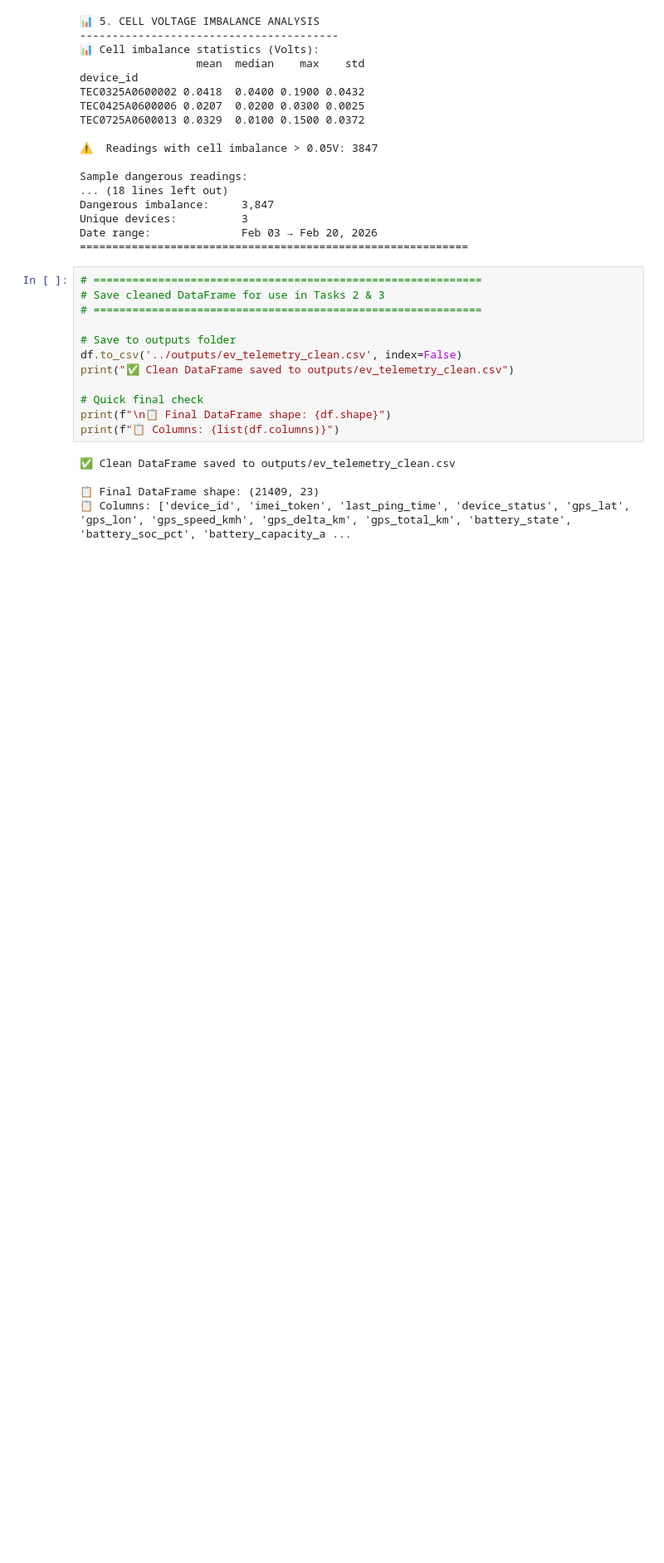
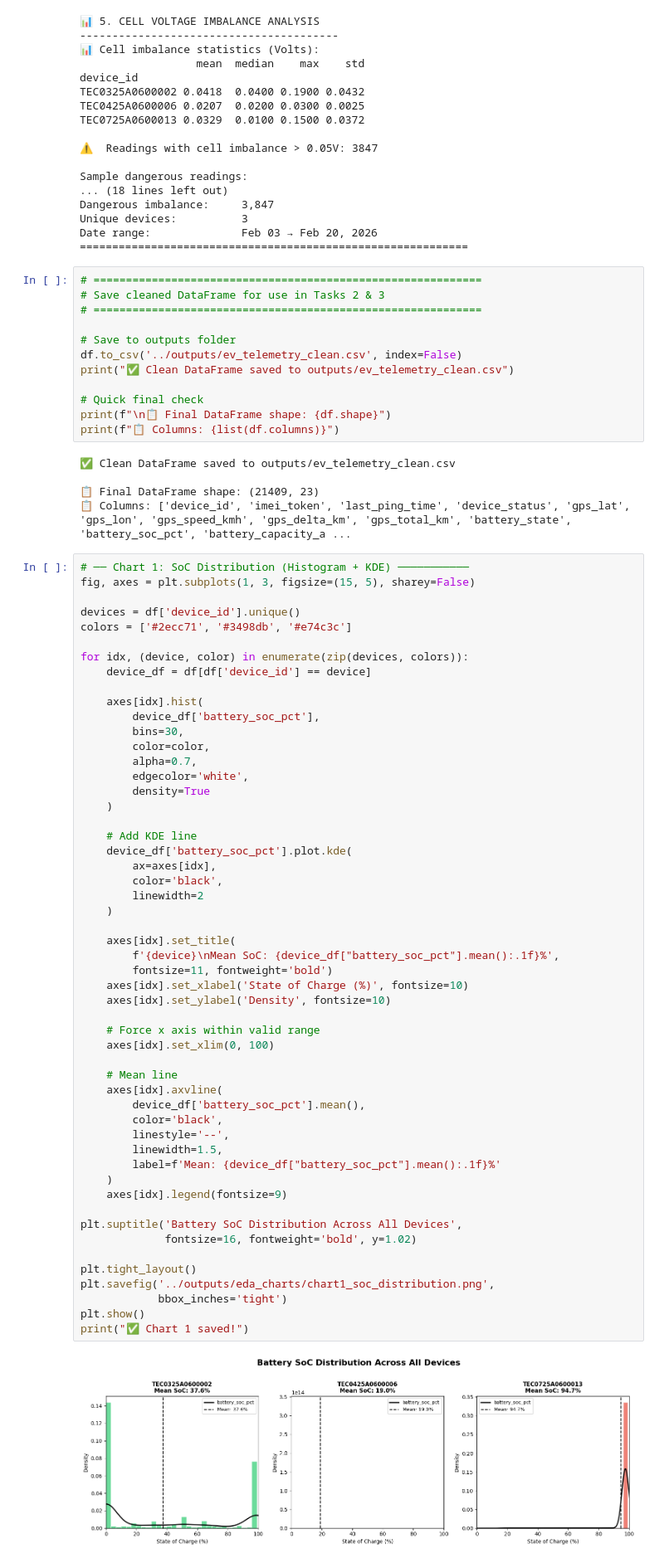
Before and after one commit to sanskarmankar/renewcred-ev-telemetry, a Jupyter notebook: notebooks/task1_pipeline.ipynb, the cells around one changed output. Shown at 83% size. Saved outputs shown, nothing was run; the diff lists cells and outputs as text; blank space fills up the shorter version.

Commit message:
Task 1.3: all 6 EDA charts complete - SoC distribution, temp vs SoC, SoH timeline, GPS heatmap, correlation heatmap, Gantt operational timeline

```diff
--- a/notebooks/task1_pipeline.ipynb
+++ b/notebooks/task1_pipeline.ipynb
@@ -582,3 +582,58 @@ print(f"📋 Columns: {list(df.columns)}")
 
 📋 Final DataFrame shape: (21409, 23)
 📋 Columns: ['device_id', 'imei_token', 'last_ping_time', 'device_status', 'gps_lat', 'gps_lon', 'gps_speed_kmh', 'gps_delta_km', 'gps_total_km', 'battery_state', 'battery_soc_pct', 'battery_capacity_a ...
+# %%
+# ── Chart 1: SoC Distribution (Histogram + KDE) ───────────
+fig, axes = plt.subplots(1, 3, figsize=(15, 5), sharey=False)
+
+devices = df['device_id'].unique()
+colors = ['#2ecc71', '#3498db', '#e74c3c']
+
+for idx, (device, color) in enumerate(zip(devices, colors)):
+    device_df = df[df['device_id'] == device]
+
+    axes[idx].hist(
+        device_df['battery_soc_pct'],
+        bins=30,
+        color=color,
+        alpha=0.7,
+        edgecolor='white',
+        density=True
+    )
+
+    # Add KDE line
+    device_df['battery_soc_pct'].plot.kde(
+        ax=axes[idx],
+        color='black',
+        linewidth=2
+    )
+
+    axes[idx].set_title(
+        f'{device}\nMean SoC: {device_df["battery_soc_pct"].mean():.1f}%',
+        fontsize=11, fontweight='bold')
+    axes[idx].set_xlabel('State of Charge (%)', fontsize=10)
+    axes[idx].set_ylabel('Density', fontsize=10)
+
+    # Force x axis within valid range
+    axes[idx].set_xlim(0, 100)
+
+    # Mean line
+    axes[idx].axvline(
+        device_df['battery_soc_pct'].mean(),
+        color='black',
+        linestyle='--',
+        linewidth=1.5,
+        label=f'Mean: {device_df["battery_soc_pct"].mean():.1f}%'
+    )
+    axes[idx].legend(fontsize=9)
+
+plt.suptitle('Battery SoC Distribution Across All Devices',
+             fontsize=16, fontweight='bold', y=1.02)
+
+plt.tight_layout()
+plt.savefig('../outputs/eda_charts/chart1_soc_distribution.png',
+            bbox_inches='tight')
+plt.show()
+print("✅ Chart 1 saved!")
+# %% [output]
+[figure, added]
```
Also changed, not shown: parts of 15 cells of this notebook, 7 other files.
